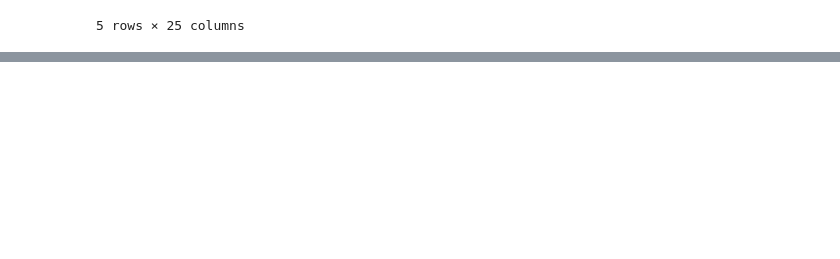
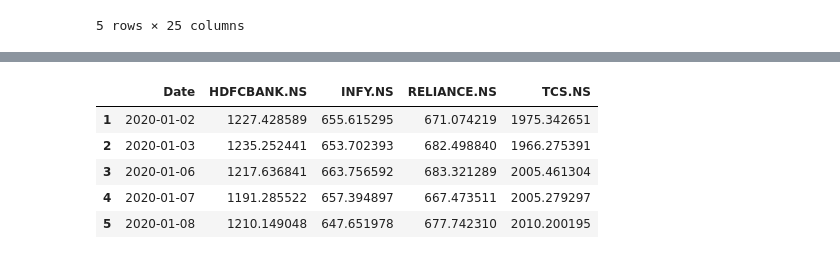
Before and after one commit to Ash2809/Indian-Stock-Predictor, a Jupyter notebook: exp/nb.ipynb, the cells around one changed output, grey strips where cells are left out. Drawn from its saved outputs; the diff is of its cells as text; code cells hidden in the pictures; blank space fills up the shorter version.

```diff
--- a/exp/nb.ipynb
+++ b/exp/nb.ipynb
@@ -336,3 +182,6 @@ result.head(5)
 | 4 | 2020-01-07 | 1191.285522 | 657.394897 | 667.473511 | 2005.279297 | 1240.949951 | 738.849976 | 686.435303 | ... |
 | 5 | 2020-01-08 | 1210.149048 | 647.651978 | 677.742310 | 2010.200195 | 1260.599976 | 727.900024 | 696.995850 | ... |
 5 rows × 25 columns
+# %%
+result = result.iloc[:, :5]
+result.head(10)
@@ -338,0 +243,11 @@ result.head(5)
+# %%
+result['Date'] = pd.to_datetime(result['Date'])
+result.dropna(inplace=True)
+result.head()
+# %% [output]
+|  | Date | HDFCBANK.NS | INFY.NS | RELIANCE.NS | TCS.NS |
+| 1 | 2020-01-02 | 1227.428589 | 655.615295 | 671.074219 | 1975.342651 |
+| 2 | 2020-01-03 | 1235.252441 | 653.702393 | 682.498840 | 1966.275391 |
+| 3 | 2020-01-06 | 1217.636841 | 663.756592 | 683.321289 | 2005.461304 |
+| 4 | 2020-01-07 | 1191.285522 | 657.394897 | 667.473511 | 2005.279297 |
+| 5 | 2020-01-08 | 1210.149048 | 647.651978 | 677.742310 | 2010.200195 |
```
Also changed, not shown: parts of 11 cells of this notebook.
